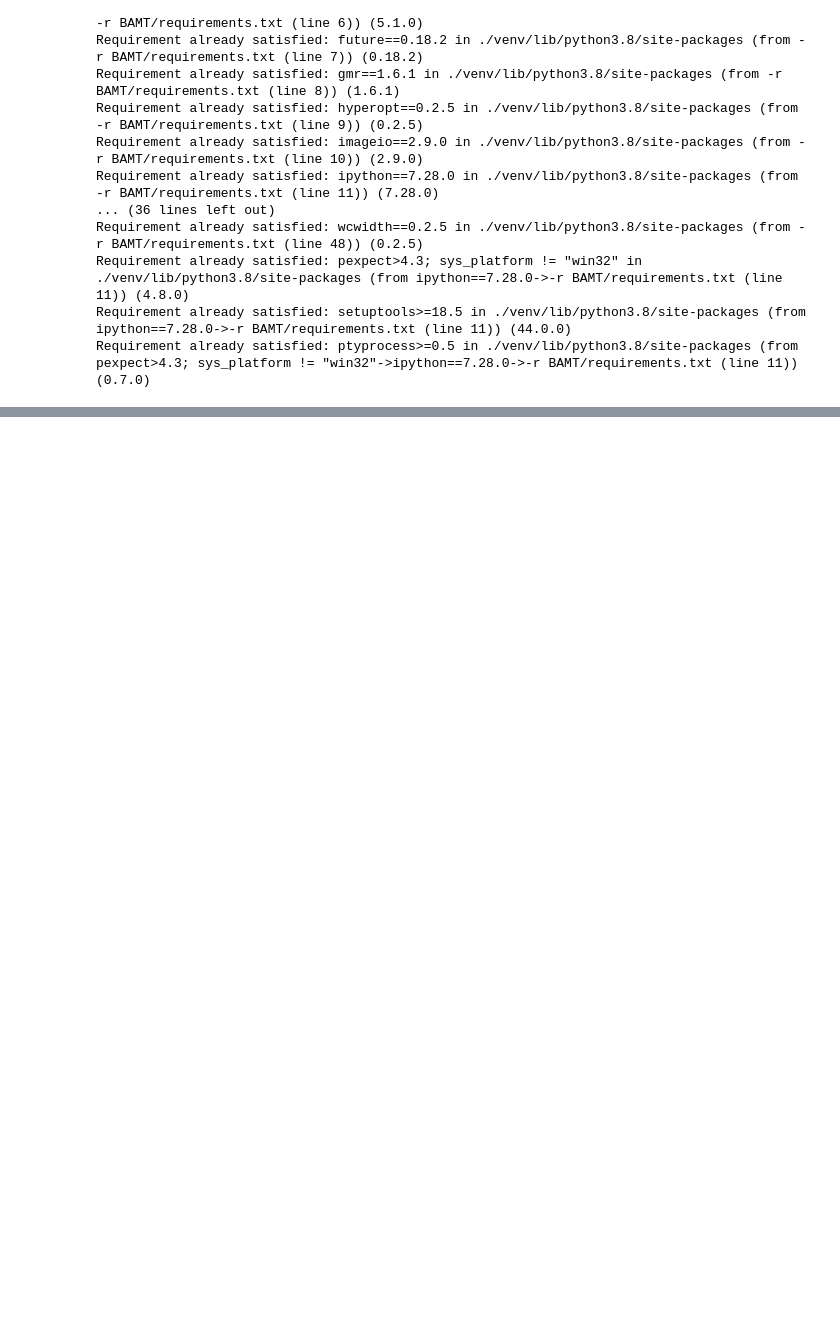
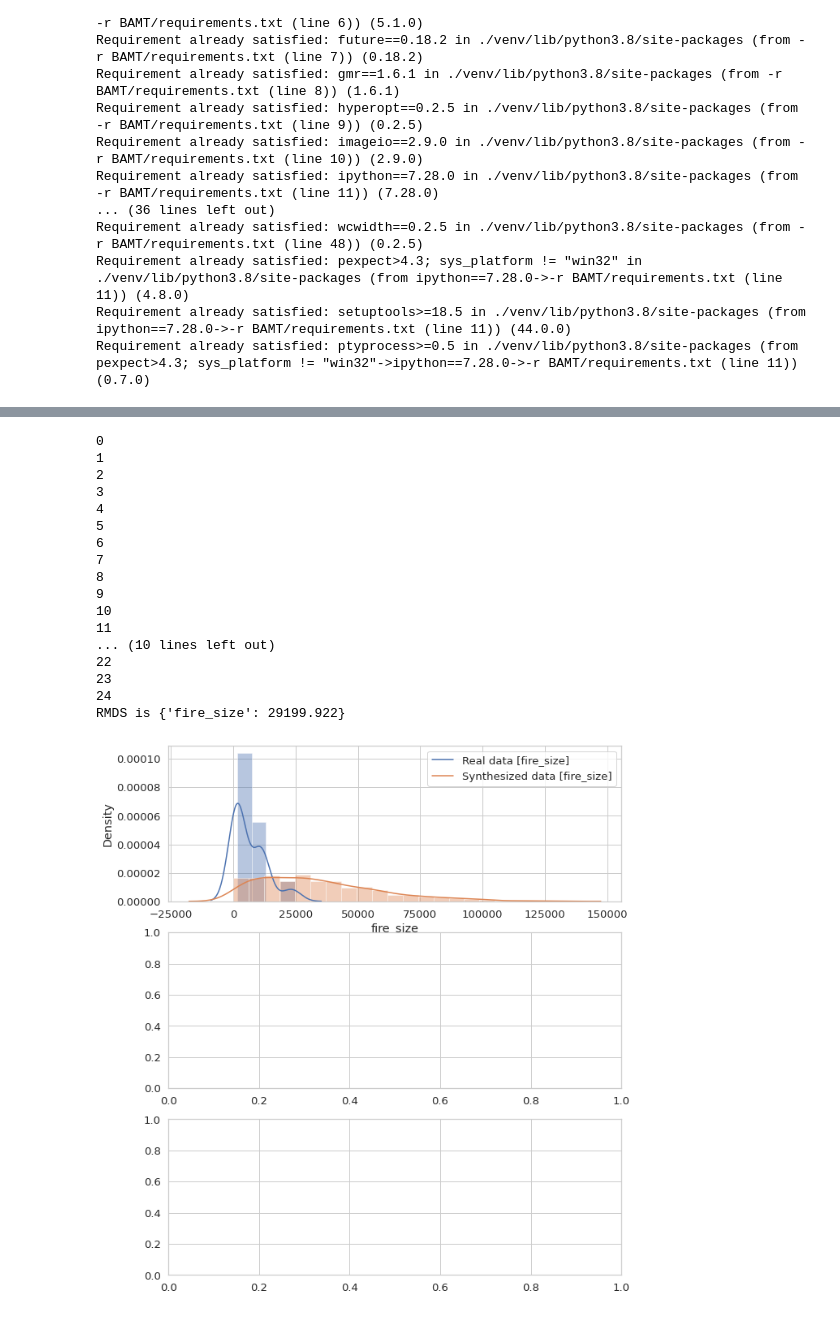
Before and after one commit to PatrykStronski/MultivariateAnalysis_Task3, a Jupyter notebook: fire_size_prediction.ipynb, the cells around one changed output, grey strips where cells are left out. Cells and saved outputs as stored; diff of their text form; code cells hidden in the pictures; blank space fills up the shorter version.

Commit message:
bayesian networks kinda work

```diff
--- a/fire_size_prediction.ipynb
+++ b/fire_size_prediction.ipynb
@@ -111,6 +104,10 @@ bayesian_net_columns_cont = ['remoteness', 'latitude', 'longitude', 'Temp_pre_7'
 to_drop = filter(lambda col: col != PROPERTY and not col in bayesian_net_columns, df.columns)
 
 df_bayes = df.drop(to_drop, axis=1)
+df_bayes['stat_cause_descr'] = df_bayes['stat_cause_descr'].apply(lambda x: str(x))
+
+for col in bayesian_net_columns_cont:
+    df_bayes[col] = df_bayes[col].apply(lambda x: float(x))
 
 df_bayes.dropna(inplace=True)
 df_bayes.reset_index(inplace=True, drop=True)
@@ -176,4 +201,4 @@ bn_hcmi_params = read_params('params_hcmi')
 
 bayes_hcmi = HyBayesianNetwork(bn_hc_mi, bn_hcmi_params)
 # %%
-df_val = accept_reject(dfo, PROPERTY, norm, 10)
+df_val = accept_reject(dfo, PROPERTY, norm, 100)
@@ -218,0 +205,38 @@ acc, rmse, real_data, predicted_data =  calculate_acc(bayes_hcmi, df, ['fire_siz
+# %%
+#stats and predictions
+
+answ_hc =  calculate_acc(bayes_hc, df_val, ['fire_size'], 'simple')
+
+synth_df_corr = generate_synthetics(bayes_hc, nodes_sign, 'simple', 1200)
+
+print(f'RMDS is {answ_hc[1]}')
+
+sns.set(style      = 'whitegrid',
+        font_scale = 1.2,
+        rc         = {'figure.figsize':(30, 10)})
+
+fix, ax = plt.subplots(3, 1, figsize=(10, 12))
+
+sns.distplot(df_val['fire_size'], ax=ax[0])
+sns.distplot(synth_df_corr['fire_size'], ax=ax[0])
+ax[0].legend(['Real data [fire_size]', 'Synthesized data [fire_size]'])
+plt.show()
+# %% [output]
+0
+1
+2
+3
+4
+5
+6
+7
+8
+9
+10
+11
+... (10 lines left out)
+22
+23
+24
+RMDS is {'fire_size': 29199.922}
+[figure, added]
```
Also changed, not shown: parts of 12 cells of this notebook, 4 other files.
